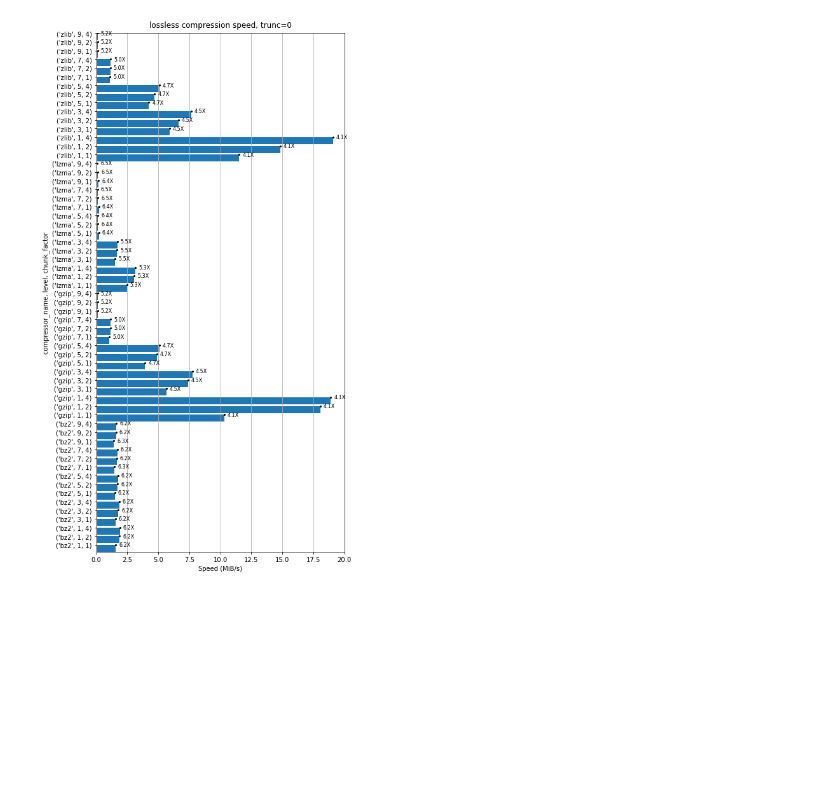
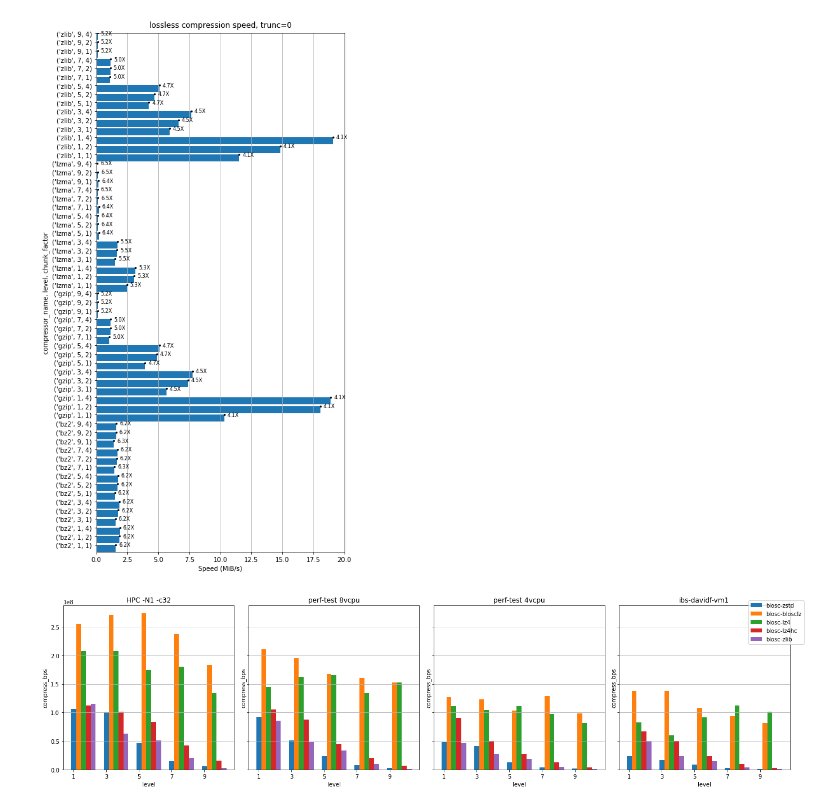
Before and after one commit to AllenNeuralDynamics/lightsheet-compression-tests, a Jupyter notebook: compression_plots.ipynb, the cells around one changed output. Saved outputs shown, nothing was run; the diff lists cells and outputs as text; code cells hidden in the pictures; blank space fills up the shorter version.

```diff
--- a/compression_plots.ipynb
+++ b/compression_plots.ipynb
@@ -153,3 +162,59 @@ plot_ratios(lossless_df_trunc, y_labels, f"Lossless compression ratio, trunc={tr
 plot_speed(lossless_df_trunc, y_labels, f"lossless compression speed, trunc={trunc}")
 # %% [output]
 [figure]
+# %%
+fig, ax = plt.subplots(1,4, sharey=True, figsize=(19,5))
+
+x_key = 'level'
+y_key = 'compress_bps'
+defaults = {
+    'trunc': 0,
+    'shuffle': 0,
+    'chunk_factor': 4,
+    'tile': "s48"
+}
+
+barplot(
+    read_df(r"Y:\allen\scratch\aindtemp\cameron.arshadi\compression-metrics_02-16_HPC_32c_16gb_res1_write_b4_exm-hemi-brain.zarr.csv"),
+    ax[0],
+    x_key,
+    y_key,
+    title="HPC -N1 -c32",
+    bar_width=0.15,
+    **defaults
+)
+
+barplot(
+    read_df(r"Y:\allen\scratch\aindtemp\cameron.arshadi\compression-metrics_02-14_perf-test_exm-hemi-brain.zarr.csv"),
+    ax[1],
+    x_key,
+    y_key,
+    title="perf-test 8vcpu",
+    bar_width=0.15,
+    **defaults
+)
+
+barplot(
+    read_df(r"Y:\allen\scratch\aindtemp\cameron.arshadi\compression-metrics_02-14_perf-test_4vcpu_8gbram_exm-hemi-brain.zarr.csv"),
+    ax[2],
+    x_key,
+    y_key,
+    title="perf-test 4vcpu",
+    bar_width=0.15,
+    **defaults
+)
+
+barplot(
+    blosc_df,
+    ax[3],
+    x_key,
+    y_key,
+    title="ibs-davidf-vm1",
+    bar_width=0.15,
+    **defaults
+)
+
+ax[3].legend(bbox_to_anchor=(1.1, 1.05))
+plt.tight_layout()
+# %% [output]
+[figure, added]
```
Also changed, not shown: parts of 6 cells of this notebook.
